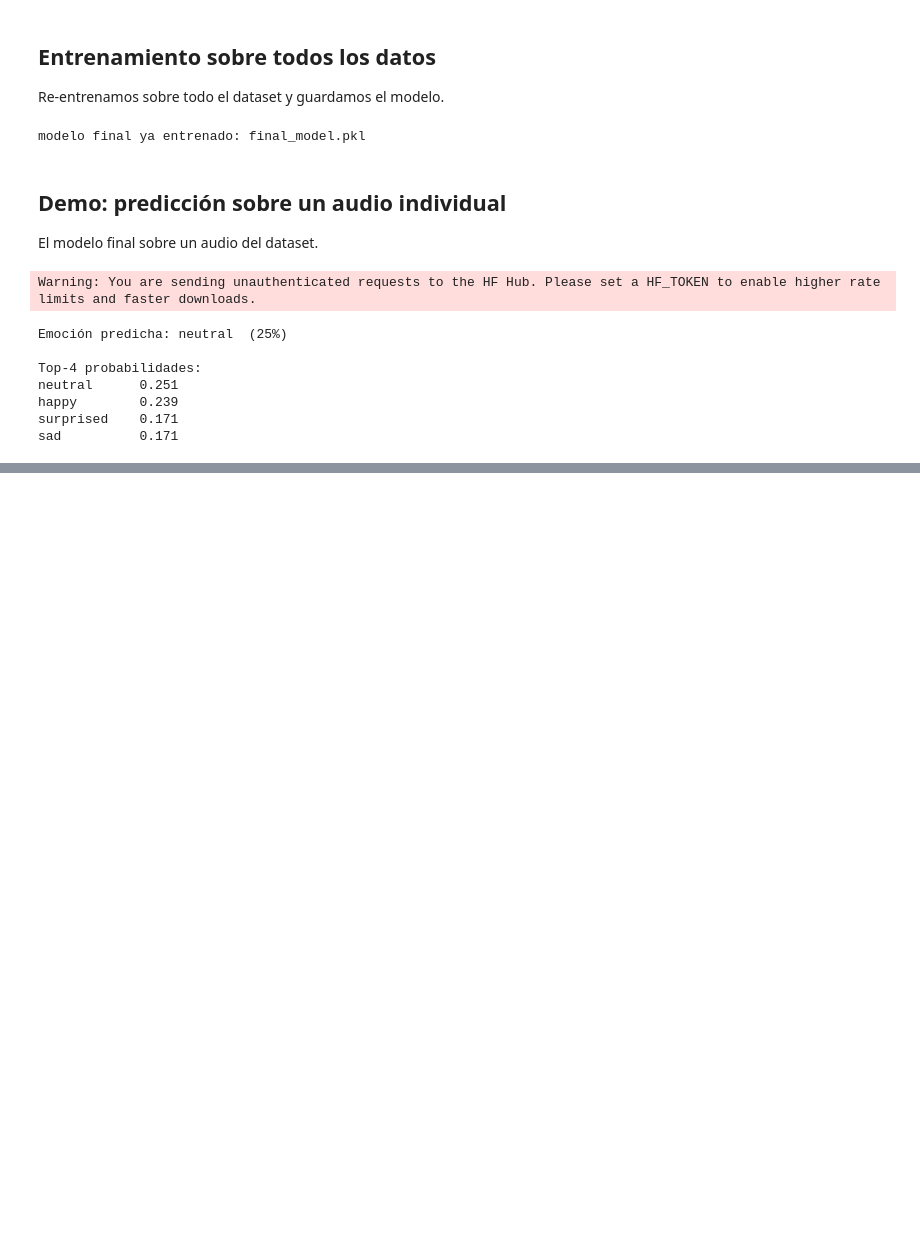
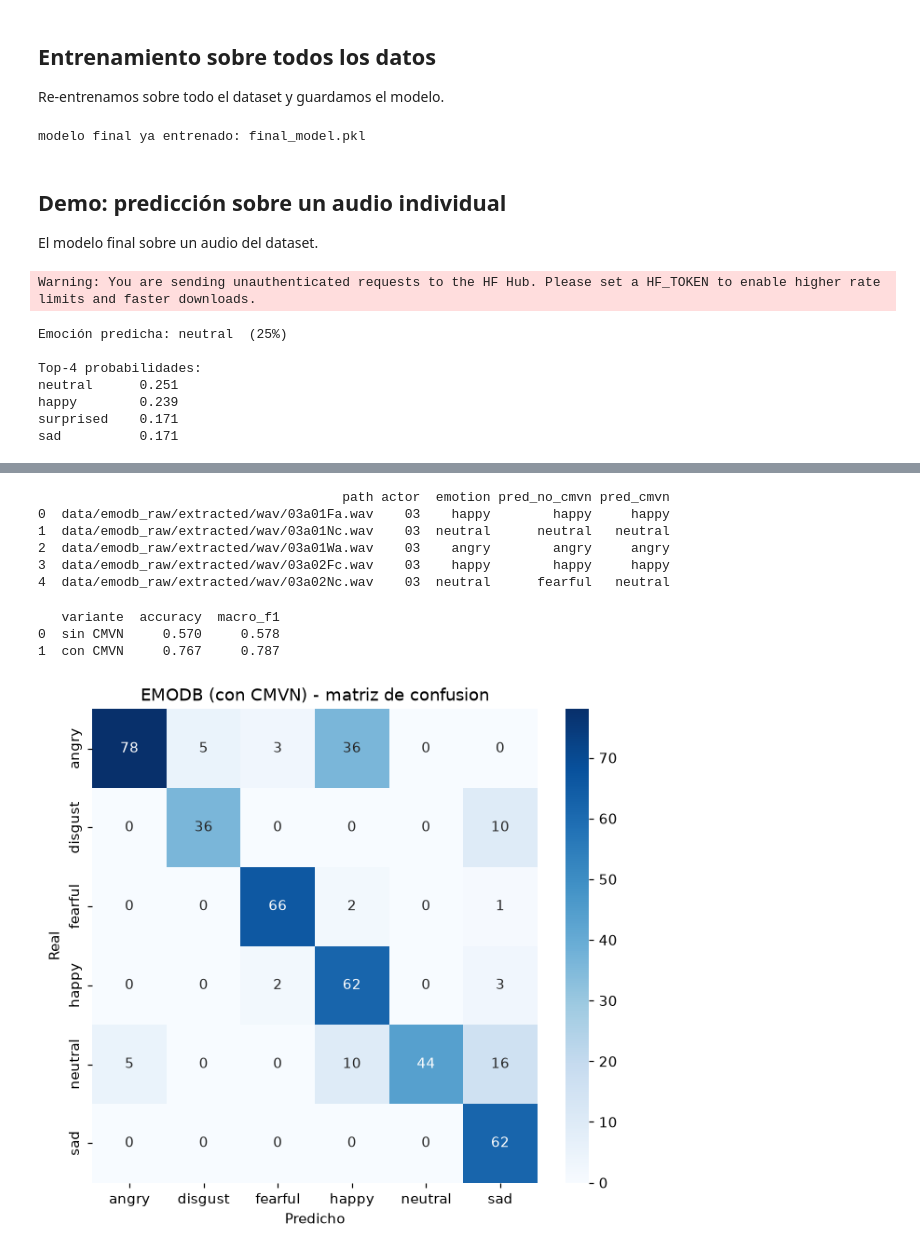
Before and after one commit to BautyGarcia/Gobbie, a Jupyter notebook: notebooks/main.ipynb, the cells around one changed output, grey strips where cells are left out. Saved outputs shown, nothing was run; the diff lists cells and outputs as text; code cells hidden in the pictures; blank space fills up the shorter version.

Commit message:
probamos el modelo final en otro dataset, bastante bien (si es que usamos CMVN)

```diff
--- a/notebooks/main.ipynb
+++ b/notebooks/main.ipynb
@@ -766,0 +771,4 @@ sad          0.171
+# %%
+emodb_meta = build_emodb_metadata(config.EMODB_DIR)
+emodb_shared = emodb_meta[emodb_meta["emotion"].isin(SHARED_EMOTIONS)].reset_index(drop=True)
+emodb_shared["emotion"].value_counts()
@@ -766,0 +784,33 @@ sad          0.171
+# %%
+emodb_preds_path = config.PROCESSED_DIR / "emodb_predictions.parquet"
+if emodb_preds_path.exists():
+    emodb_shared = pd.read_parquet(emodb_preds_path)
+else:
+    emodb_predictor = EmotionPredictor()
+    paths = emodb_shared["path"].tolist()
+    emodb_shared["pred_no_cmvn"] = emodb_predictor.predict(paths)
+    emodb_shared["pred_cmvn"] = emodb_predictor.predict(paths, speakers=emodb_shared["actor"].tolist())
+    emodb_shared.to_parquet(emodb_preds_path)
+emodb_shared.head()
+# %% [output]
+                                       path actor  emotion pred_no_cmvn pred_cmvn
+0  data/emodb_raw/extracted/wav/03a01Fa.wav    03    happy        happy     happy
+1  data/emodb_raw/extracted/wav/03a01Nc.wav    03  neutral      neutral   neutral
+2  data/emodb_raw/extracted/wav/03a01Wa.wav    03    angry        angry     angry
+3  data/emodb_raw/extracted/wav/03a02Fc.wav    03    happy        happy     happy
+4  data/emodb_raw/extracted/wav/03a02Nc.wav    03  neutral      fearful   neutral
+# %%
+emodb_results = pd.DataFrame([
+    {"variante": name, "accuracy": round(m["accuracy"], 3), "macro_f1": round(m["macro_f1"], 3)}
+    for name, preds in [("sin CMVN", emodb_shared["pred_no_cmvn"]), ("con CMVN", emodb_shared["pred_cmvn"])]
+    for m in [evaluate(emodb_shared["emotion"], preds, labels=SHARED_EMOTIONS)]
+])
+display(emodb_results)
+plot_confusion_matrix(emodb_shared["emotion"], emodb_shared["pred_cmvn"], labels=SHARED_EMOTIONS,
+                     title="EMODB (con CMVN) - matriz de confusión")
+plt.show()
+# %% [output]
+   variante  accuracy  macro_f1
+0  sin CMVN     0.570     0.578
+1  con CMVN     0.767     0.787
+[figure, added]
```
Also changed, not shown: parts of 3 cells of this notebook, 3 other files.
